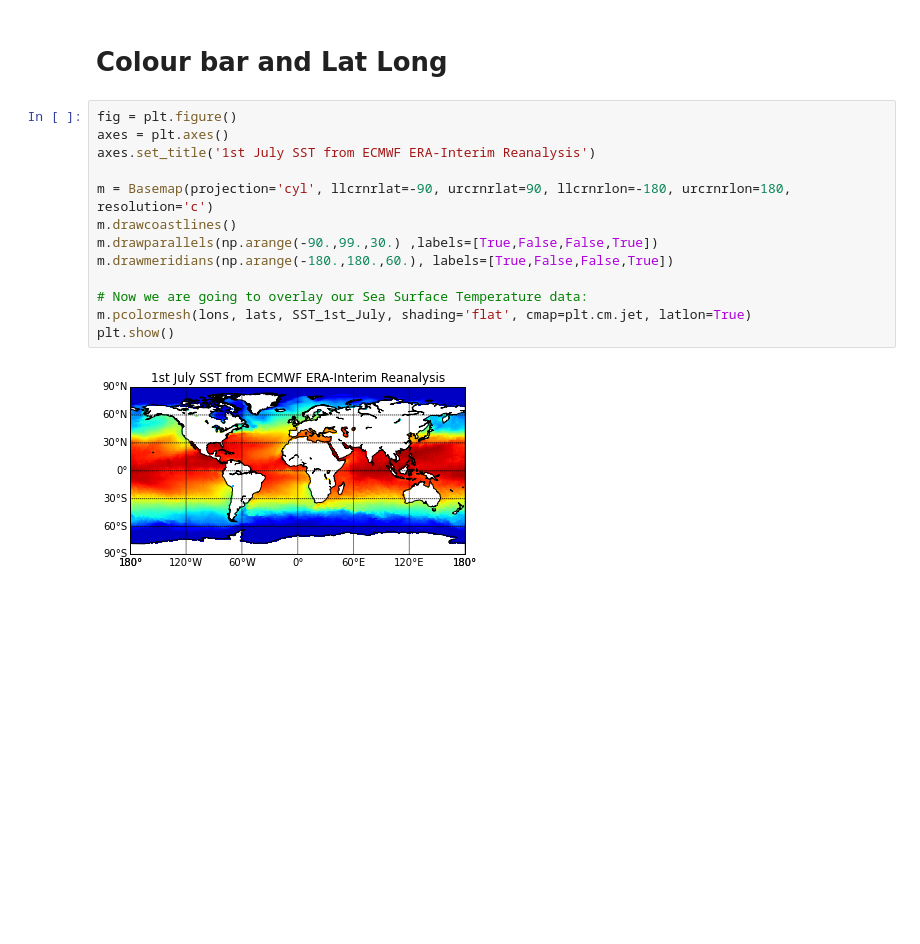
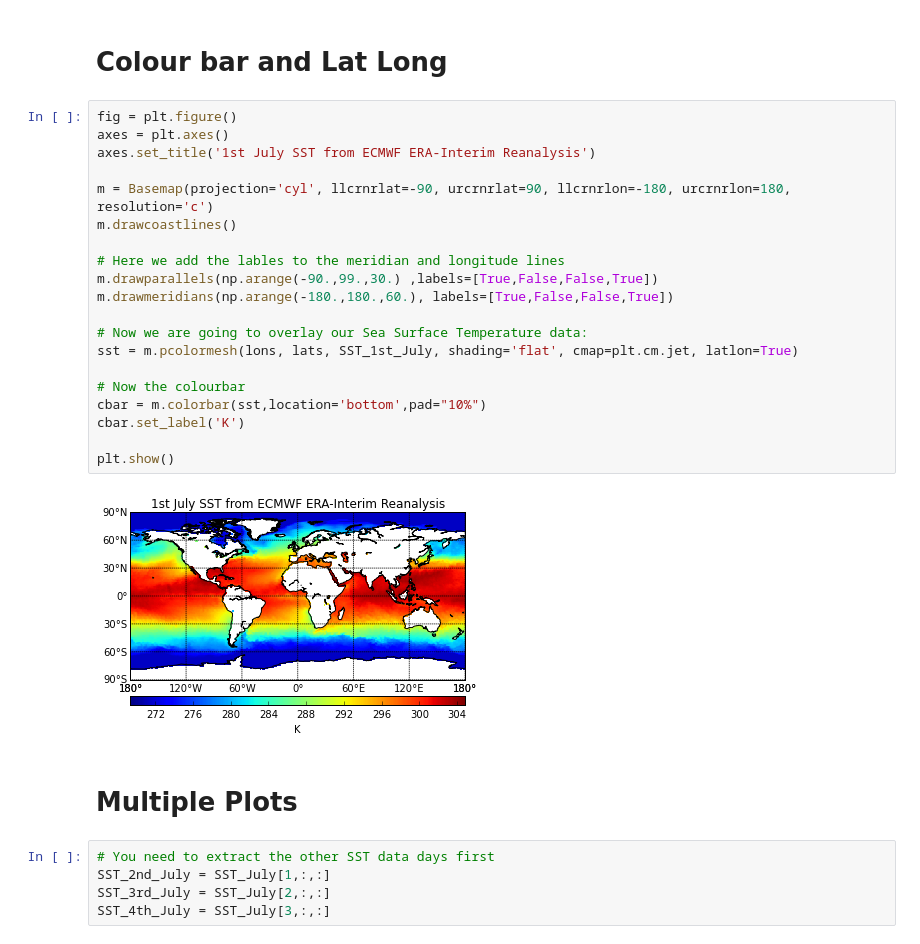
Before and after one commit to AtmosCoders/PyCAS, a Jupyter notebook: netCDF_example1.ipynb, the cells around one changed output. Saved outputs shown, nothing was run; the diff lists cells and outputs as text; blank space fills up the shorter version.

```diff
--- a/netCDF_example1.ipynb
+++ b/netCDF_example1.ipynb
@@ -137,15 +137,29 @@ Browse the matplotlib gallery for similar examples if you get stuck. Also have a
 # %%
 fig = plt.figure()
 axes = plt.axes()
 axes.set_title('1st July SST from ECMWF ERA-Interim Reanalysis')
 
 m = Basemap(projection='cyl', llcrnrlat=-90, urcrnrlat=90, llcrnrlon=-180, urcrnrlon=180, resolution='c')
 m.drawcoastlines()
+
+# Here we add the lables to the meridian and longitude lines
 m.drawparallels(np.arange(-90.,99.,30.) ,labels=[True,False,False,True])
 m.drawmeridians(np.arange(-180.,180.,60.), labels=[True,False,False,True])
 
 # Now we are going to overlay our Sea Surface Temperature data:
-m.pcolormesh(lons, lats, SST_1st_July, shading='flat', cmap=plt.cm.jet, latlon=True)
+sst = m.pcolormesh(lons, lats, SST_1st_July, shading='flat', cmap=plt.cm.jet, latlon=True)
+
+# Now the colourbar
+cbar = m.colorbar(sst,location='bottom',pad="10%")
+cbar.set_label('K')
+
 plt.show()
 # %% [output]
-[figure, old version]
+[figure, new version]
+# %% [markdown]
+# Multiple Plots
+# %%
+# You need to extract the other SST data days first
+SST_2nd_July = SST_July[1,:,:]
+SST_3rd_July = SST_July[2,:,:]
+SST_4th_July = SST_July[3,:,:]
```
Also changed, not shown: parts of 4 cells of this notebook.
